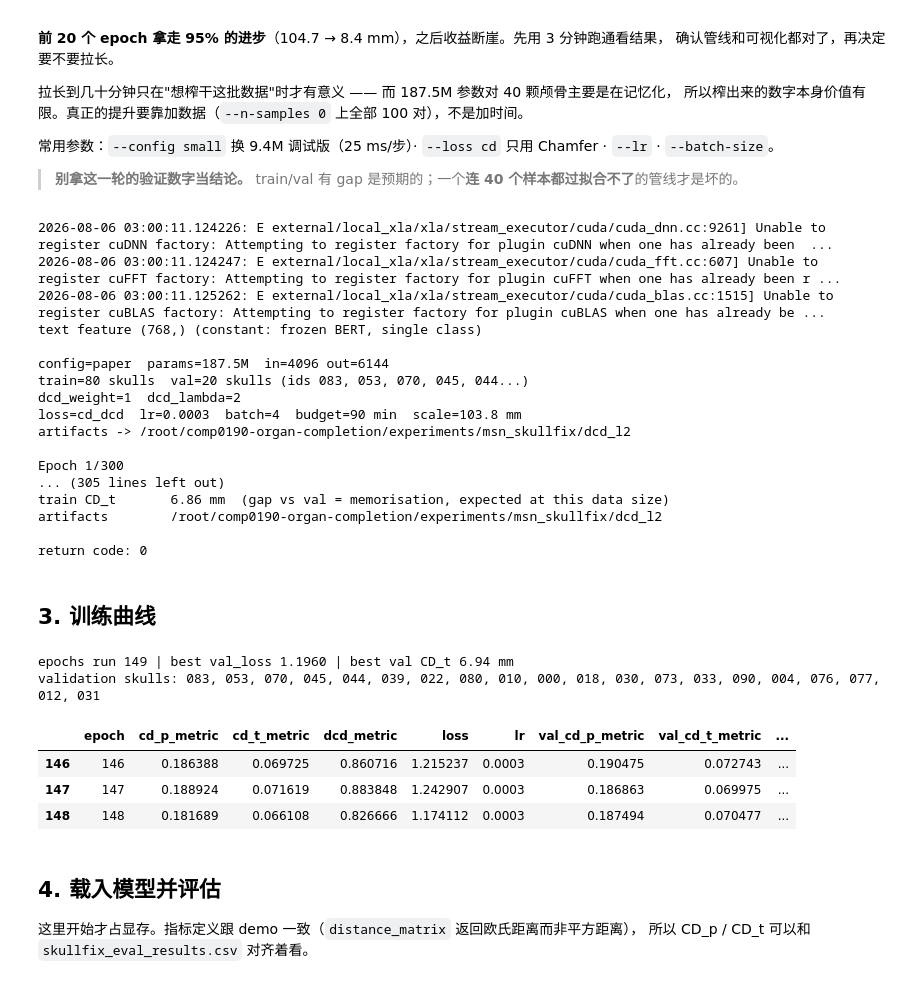
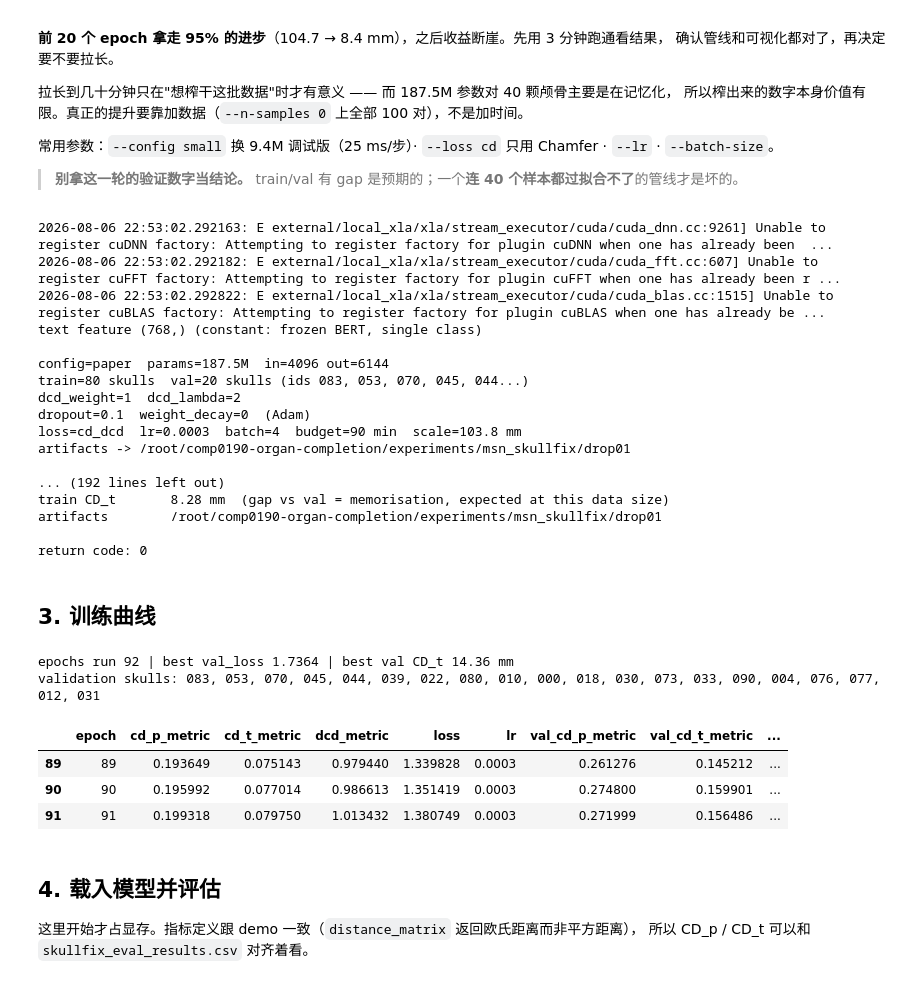
Before and after one commit to e2656987684-dot/comp0190-organ-completion, a Jupyter notebook: notebooks/demo/MSN_train_skullfix.ipynb, the cells around one changed output. Cells and saved outputs as stored; diff of their text form; code cells hidden in the pictures.

```diff
--- a/notebooks/demo/MSN_train_skullfix.ipynb
+++ b/notebooks/demo/MSN_train_skullfix.ipynb
@@ -198,7 +198,8 @@ MINUTES = 90    # outer safety net only now -- EarlyStopping(patience=20) does t
 proc = subprocess.Popen(
     [PY_MSN, "src/models/train_skullfix.py", "--minutes", str(MINUTES),
     "--dcd-lambda", "2",
-    "--run-name", "dcd_l2",],      # ← 加这行，不然会覆盖 baseline 的结果
+    "--dropout", "0.1",
+    "--run-name", "drop01",],      # ← 加这行，不然会覆盖 baseline 的结果
     cwd=REPO, stdout=subprocess.PIPE, stderr=subprocess.STDOUT,
     text=True, bufsize=1,
 )
@@ -209,40 +210,40 @@ finally:
     proc.wait()
 print("\nreturn code:", proc.returncode)
 # %% [output]
-2026-08-06 03:00:11.124226: E external/local_xla/xla/stream_executor/cuda/cuda_dnn.cc:9261] Unable to register cuDNN factory: Attempting to register factory for plugin cuDNN when one has already been  ...
-2026-08-06 03:00:11.124247: E external/local_xla/xla/stream_executor/cuda/cuda_fft.cc:607] Unable to register cuFFT factory: Attempting to register factory for plugin cuFFT when one has already been r ...
-2026-08-06 03:00:11.125262: E external/local_xla/xla/stream_executor/cuda/cuda_blas.cc:1515] Unable to register cuBLAS factory: Attempting to register factory for plugin cuBLAS when one has already be ...
+2026-08-06 22:53:02.292163: E external/local_xla/xla/stream_executor/cuda/cuda_dnn.cc:9261] Unable to register cuDNN factory: Attempting to register factory for plugin cuDNN when one has already been  ...
+2026-08-06 22:53:02.292182: E external/local_xla/xla/stream_executor/cuda/cuda_fft.cc:607] Unable to register cuFFT factory: Attempting to register factory for plugin cuFFT when one has already been r ...
+2026-08-06 22:53:02.292822: E external/local_xla/xla/stream_executor/cuda/cuda_blas.cc:1515] Unable to register cuBLAS factory: Attempting to register factory for plugin cuBLAS when one has already be ...
 text feature (768,) (constant: frozen BERT, single class)
 
 config=paper  params=187.5M  in=4096 out=6144
 train=80 skulls  val=20 skulls (ids 083, 053, 070, 045, 044...)
 dcd_weight=1  dcd_lambda=2
+dropout=0.1  weight_decay=0  (Adam)
 loss=cd_dcd  lr=0.0003  batch=4  budget=90 min  scale=103.8 mm
-artifacts -> /root/comp0190-organ-completion/experiments/msn_skullfix/dcd_l2
+artifacts -> /root/comp0190-organ-completion/experiments/msn_skullfix/drop01
 
-Epoch 1/300
-... (305 lines left out)
-train CD_t       6.86 mm  (gap vs val = memorisation, expected at this data size)
-artifacts        /root/comp0190-organ-completion/experiments/msn_skullfix/dcd_l2
+... (192 lines left out)
+train CD_t       8.28 mm  (gap vs val = memorisation, expected at this data size)
+artifacts        /root/comp0190-organ-completion/experiments/msn_skullfix/drop01
 
 return code: 0
 # %% [markdown]
 ## 3. 训练曲线
 # %%
 import pandas as pd
-hist = pd.read_csv(os.path.join(RUN, "dcd_l2/history.csv"))
-meta = json.load(open(os.path.join(RUN, "dcd_l2/run.json")))
+hist = pd.read_csv(os.path.join(RUN, "drop01/history.csv"))
+meta = json.load(open(os.path.join(RUN, "drop01/run.json")))
 print(f"epochs run {meta['epochs_run']} | best val_loss {meta['best_val_loss']:.4f} "
       f"| best val CD_t {meta['best_val_cd_t_mm']:.2f} mm")
 print(f"validation skulls: {', '.join(meta['val_ids'])}")
 hist.tail(3)
 # %% [output]
-epochs run 149 | best val_loss 1.1960 | best val CD_t 6.94 mm
+epochs run 92 | best val_loss 1.7364 | best val CD_t 14.36 mm
 validation skulls: 083, 053, 070, 045, 044, 039, 022, 080, 010, 000, 018, 030, 073, 033, 090, 004, 076, 077, 012, 031
 |  | epoch | cd_p_metric | cd_t_metric | dcd_metric | loss | lr | val_cd_p_metric | val_cd_t_metric | ... |
-| 146 | 146 | 0.186388 | 0.069725 | 0.860716 | 1.215237 | 0.0003 | 0.190475 | 0.072743 | ... |
-| 147 | 147 | 0.188924 | 0.071619 | 0.883848 | 1.242907 | 0.0003 | 0.186863 | 0.069975 | ... |
-| 148 | 148 | 0.181689 | 0.066108 | 0.826666 | 1.174112 | 0.0003 | 0.187494 | 0.070477 | ... |
+| 89 | 89 | 0.193649 | 0.075143 | 0.979440 | 1.339828 | 0.0003 | 0.261276 | 0.145212 | ... |
+| 90 | 90 | 0.195992 | 0.077014 | 0.986613 | 1.351419 | 0.0003 | 0.274800 | 0.159901 | ... |
+| 91 | 91 | 0.199318 | 0.079750 | 1.013432 | 1.380749 | 0.0003 | 0.271999 | 0.156486 | ... |
 # %%
 import plotly.graph_objects as go
 from plotly.subplots import make_subplots
```
Also changed, not shown: 6 other files.
